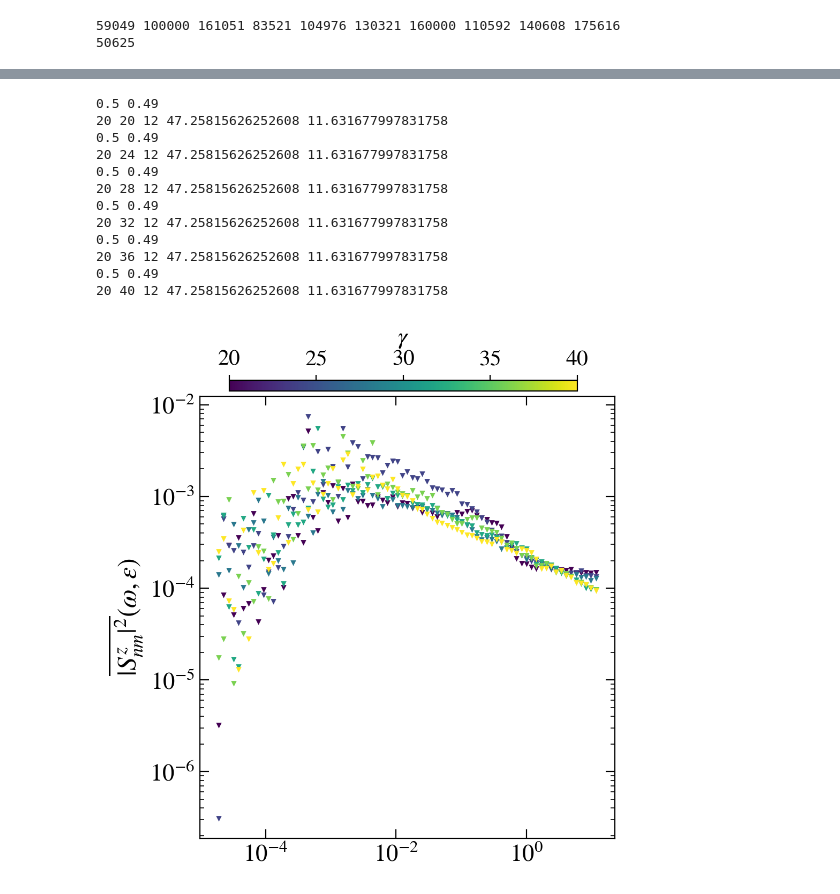
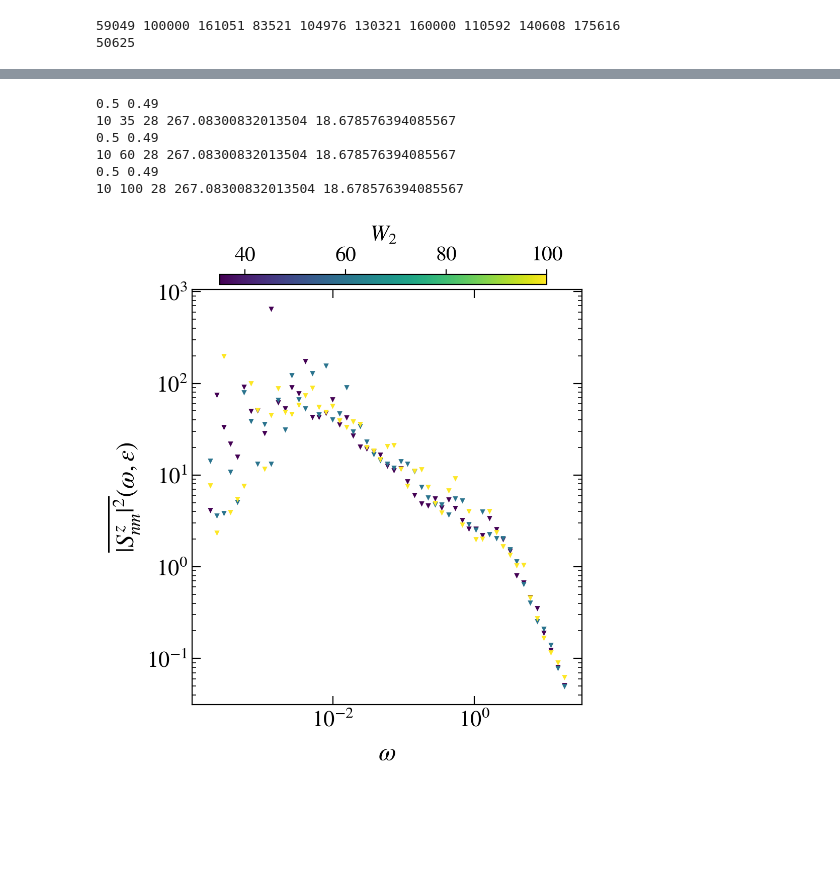
Before and after one commit to Rafal-Swietek/QHamSolver, a Jupyter notebook: Quadratic/Jupyter_Python/conductivity.ipynb, the cells around one changed output, grey strips where cells are left out. Saved outputs shown, nothing was run; the diff lists cells and outputs as text; code cells hidden in the pictures; blank space fills up the shorter version.

```diff
--- a/Quadratic/Jupyter_Python/conductivity.ipynb
+++ b/Quadratic/Jupyter_Python/conductivity.ipynb
@@ -947,17 +949,17 @@ markers = itertools.cycle(markers_ls)
 colors_ls_cyc = itertools.cycle(colors_ls)
 
 
-L = 20
+L = 10
 w = 12
 J = 1
 g = 1
 
-DIM=3
+DIM=4
 op=0
 modello = 'Anderson'
 prefix = base_dir(model=modello, d=DIM) + 'OrbitalsMatElem/'
 
-sizes = np.arange(10, 25, 2)
+sizes = np.arange(10, 25, 2) if DIM == 3 else np.arange(6, 12, 1)
 
 def lorenz(x, A, G1):
     return A / ( (x / G1)**2 + 1)
@@ -972,8 +974,11 @@ E = np.arange(0.05, 0.95, 0.02)
 omegax = np.zeros( (10 * (L)) )
 
 labs = ["(a)", "(b)", "(c)", "(d)"]
-ws_list = np.arange(20, 41, 4)
+w_list = np.arange(10, 18, 1)
 upper_cut = 100
+ws = 100
+wx=10 if DIM == 3 else 28
+ws_list = [18, 30, 100] if DIM == 3 else [35, 60, 100]
 
 # create a ScalarMappable and initialize a data structure
 s_m = matplotlib.cm.ScalarMappable(cmap='viridis', norm=matplotlib.colors.Normalize(vmin=min(ws_list),vmax=max(ws_list) ))
@@ -1062,42 +1067,36 @@ for ws in ws_list:
                 xx = omegax
                 yy = integrate.cumulative_trapezoid(yy0, xx)
                 yy = (yy - yy[0]) / (yy[-1] - yy[0])
                 idxG = np.argmin( np.abs(yy - 0.5) )
                 G = xx[1:][idxG]
                 A = yy0[ np.argmin( np.abs(omegax - X)) ]
                 # axis[iie].plot(z, lorenz(z, A, G), ls='--', color=col)
 
     else:
         print(name)
 
 ylab = r"$\overline{|S^z_{nm}|^2}(\omega,\epsilon)$" if AGP else r"$\overline{|S^z_{nm}|^2}^{\rm typ}(\omega,\epsilon)$"
-fig_help.set_plot_elements(axis[iie], ylabel=ylab, xlabel=r"$\omega$" if iie > 1 else "", font_size=16, set_legend=False, xscale='log', yscale='linear' if INTEGRATED else 'log')
+fig_help.set_plot_elements(axis[iie], ylabel=ylab, xlabel=r"$\omega$", font_size=16, set_legend=False, xscale='log', yscale='linear' if INTEGRATED else 'log')
 
 
 
 
 fig.subplots_adjust(top=0.95)
 cbar_ax = fig.add_axes([0.18, 0.96, 0.65, 0.02])
 # fig.colorbar(im, cax=cbar_ax)
 cbar = fig.colorbar(s_m, cax=cbar_ax, aspect=1, orientation='horizontal')
-cbar.set_label(r"$\gamma$", fontsize=16)
+cbar.set_label(r"$W_2$", fontsize=16)
 cbar.ax.tick_params(labelsize=15)
 cbar_ax.xaxis.set_ticks_position('top')
 cbar_ax.xaxis.set_label_position('top')
 
 fig.subplots_adjust(wspace = 0.35, hspace=0.04)
 # fig.savefig("PLOTS_FADING/Fig_spectral.pdf", bbox_inches = 'tight', pad_inches=0.02)
 # %% [output]
 0.5 0.49
-20 20 12 47.25815626252608 11.631677997831758
+10 35 28 267.08300832013504 18.678576394085567
 0.5 0.49
-20 24 12 47.25815626252608 11.631677997831758
+10 60 28 267.08300832013504 18.678576394085567
 0.5 0.49
-20 28 12 47.25815626252608 11.631677997831758
-0.5 0.49
-20 32 12 47.25815626252608 11.631677997831758
-0.5 0.49
-20 36 12 47.25815626252608 11.631677997831758
-0.5 0.49
-20 40 12 47.25815626252608 11.631677997831758
+10 100 28 267.08300832013504 18.678576394085567
-[figure, old version]
+[figure, new version]
```
Also changed, not shown: parts of 3 cells of this notebook, 9 other files.
